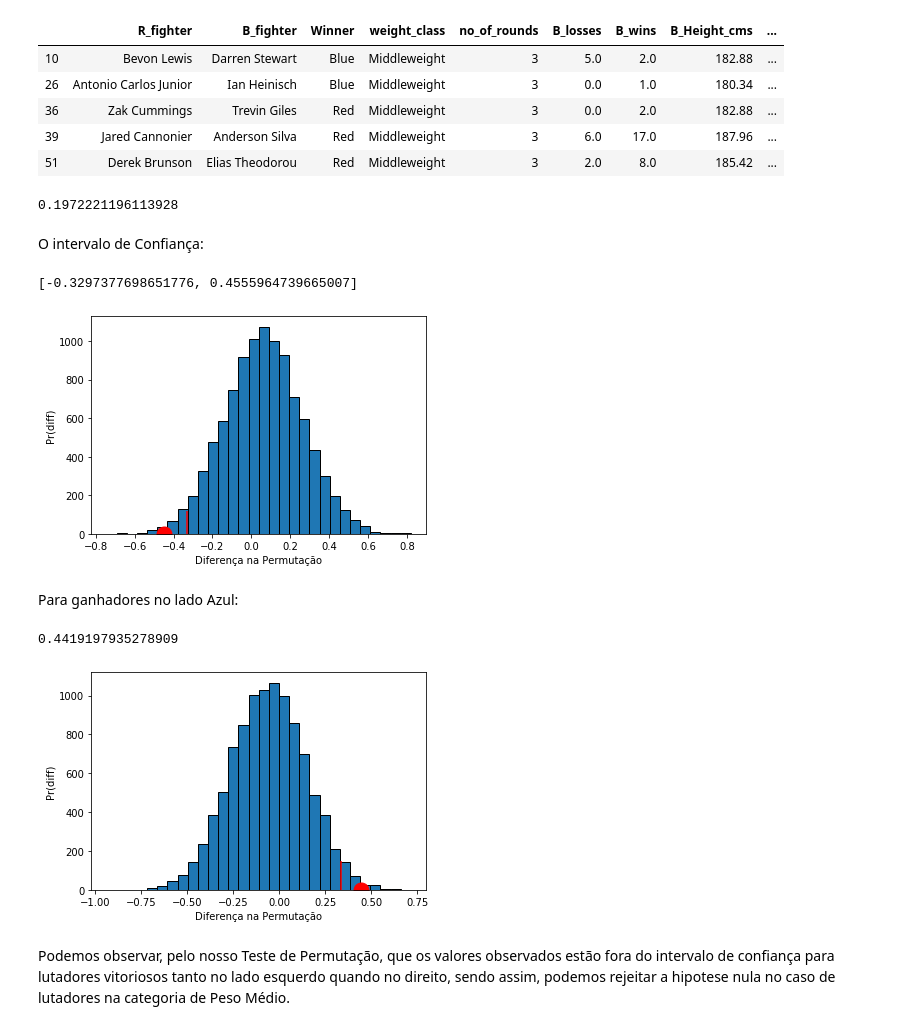
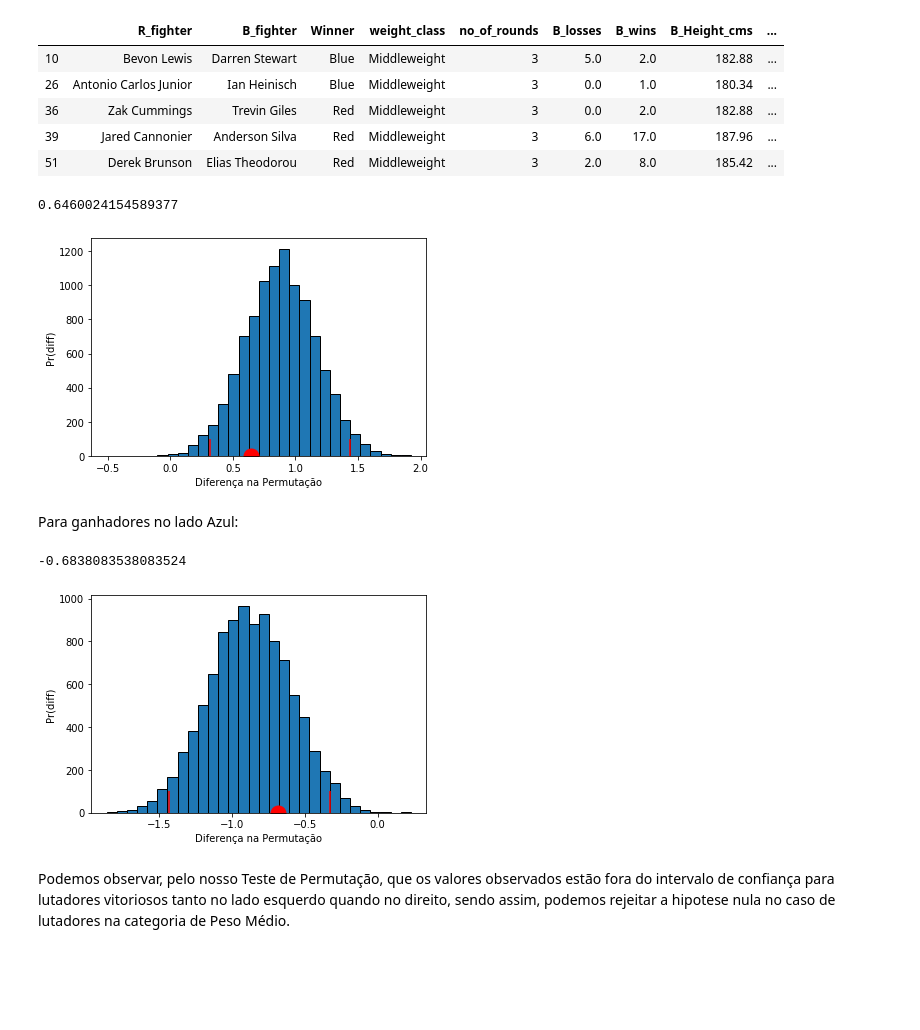
Before and after one commit to Marcos30004347/ICD_Analise_UFC, a Jupyter notebook: Untitled.ipynb, the cells around one changed output. Drawn from its saved outputs; the diff is of its cells as text; code cells hidden in the pictures; blank space fills up the shorter version.

```diff
--- a/Untitled.ipynb
+++ b/Untitled.ipynb
@@ -25,3 +12,36 @@ data = pd.read_csv("ufcdata/data.csv",encoding='latin-1', usecols=columns)
+# %%
+columns = [
+    "R_fighter",
+    "B_fighter",
+    "Winner","weight_class",
+    "no_of_rounds",
+    "B_wins",
+    "R_wins",
+    "B_losses",
+    "R_losses",
+    "B_age",
+    "R_age",
+    "R_Height_cms",
+    "R_Reach_cms",
+    "R_Weight_lbs",
+    "B_Height_cms",
+    "B_Reach_cms",
+    "B_Weight_lbs"]
+data = pd.read_csv("ufcdata/data.csv",encoding='latin-1', usecols=columns)
+data = data[np.isfinite(data['R_Reach_cms'])]
+data = data[np.isfinite(data['B_Reach_cms'])]
+data = data[np.isfinite(data['no_of_rounds'])]
+data = data[np.isfinite(data['B_wins'])]
+data = data[np.isfinite(data['R_wins'])]
+data = data[np.isfinite(data['B_losses'])]
+data = data[np.isfinite(data['R_losses'])]
+data = data[np.isfinite(data['R_age'])]
+data = data[np.isfinite(data['B_age'])]
+data = data[np.isfinite(data['R_Weight_lbs'])]
+data = data[np.isfinite(data['B_Weight_lbs'])]
+data = data[np.isfinite(data['B_Height_cms'])]
+data = data[np.isfinite(data['R_Height_cms'])]
+data
 # %% [markdown]
 ### 1. A idade tem uma distribuição uniformemente aleatória para o vencedor?
 # %% [markdown]
@@ -119,7 +133,7 @@ filtro = WeigthData["Winner"] == "Red"
 valor_observado = WeigthData[filtro]["R_age"].mean() - WeigthData[~filtro]["B_age"].mean()
 valor_observado
 # %% [output]
-0.1972221196113928
+0.6460024154589377
 # %%
 N = 10000
 diferencas = np.zeros(N)
@@ -127,21 +141,17 @@ for i in range(N):
     np.random.shuffle(filtro.values)
     diff = WeigthData[filtro]["R_age"].mean() - WeigthData[~filtro]["B_age"].mean()
     diferencas[i] = diff
-# %% [markdown]
-O intervalo de Confiança:
-# %%
-[np.percentile(diferencas, 2.5),np.percentile(diferencas, 97.5)]
-# %% [output]
-[-0.3297377698651776, 0.4555964739665007]
 # %%
 plt.xlabel('Diferença na Permutação')
 plt.ylabel('Pr(diff)')
 plt.plot([valor_observado], [0], 'ro', ms=15)
 plt.hist(diferencas, bins=30, edgecolor='k')
-plt.vlines(np.percentile(diferencas, 2.5), 0 , 120, color="red")
+plt.vlines(np.percentile(diferencas, 97.5), 0 , 100, color="red")
+plt.vlines(np.percentile(diferencas, 2.5), 0 , 100, color="red")
+
 plt.show()
 # %% [output]
-[figure, old version]
+[figure, new version]
 # %% [markdown]
 Para ganhadores no lado Azul:
 # %%
@@ -149,22 +159,24 @@ filtro = WeigthData["Winner"] == "Blue"
 valor_observado = WeigthData[filtro]["B_age"].mean() - WeigthData[~filtro]["R_age"].mean()
 valor_observado
 # %% [output]
-0.4419197935278909
+-0.6838083538083524
 # %%
 N = 10000
 diferencas = np.zeros(N)
 for i in range(N):
     np.random.shuffle(filtro.values)
     diff = WeigthData[filtro]["B_age"].mean() - WeigthData[~filtro]["R_age"].mean()
     diferencas[i] = diff
 plt.xlabel('Diferença na Permutação')
 plt.ylabel('Pr(diff)')
 plt.plot([valor_observado], [0], 'ro', ms=15)
 plt.hist(diferencas, bins=30, edgecolor='k')
-plt.vlines(np.percentile(diferencas, 97.5), 0 , 150, color="red")
+plt.vlines(np.percentile(diferencas, 97.5), 0 , 100, color="red")
+plt.vlines(np.percentile(diferencas, 2.5), 0 , 100, color="red")
+
 plt.show()
 # %% [output]
-[figure, old version]
+[figure, new version]
 # %% [markdown]
 Podemos observar, pelo nosso Teste de Permutação, que os valores observados estão fora do intervalo de confiança para lutadores vitoriosos tanto no lado esquerdo quando no direito, sendo assim, podemos rejeitar a hipotese nula no caso de lutadores na categoria de Peso Médio.
 # %% [markdown]
```
Also changed, not shown: parts of 23 cells of this notebook.
